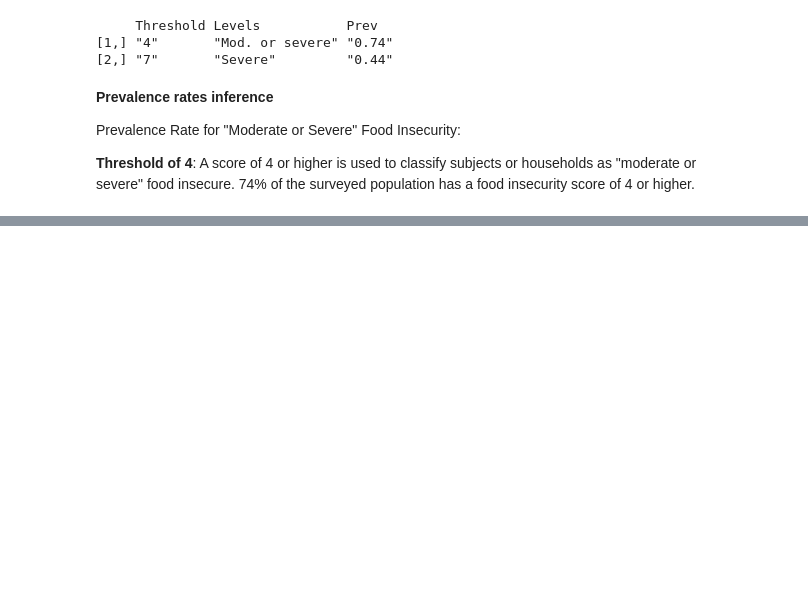
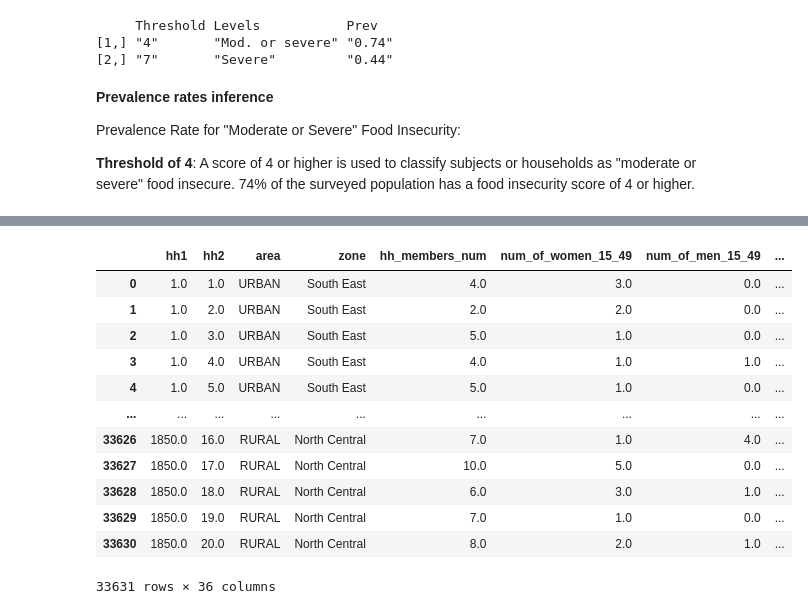
Before and after one commit to decorouz/Food_Insecurity_Indicators_Analysis, a Jupyter notebook: FIES/MISC_NG_6/notebooks/2_rasch_model.ipynb, the cells around one changed output, grey strips where cells are left out. Cells and saved outputs as stored; diff of their text form; code cells hidden in the pictures; blank space fills up the shorter version.

Commit message:
update Rasch model and EDA Add visualization function Add outlier handes to eda untils

```diff
--- a/FIES/MISC_NG_6/notebooks/2_rasch_model.ipynb
+++ b/FIES/MISC_NG_6/notebooks/2_rasch_model.ipynb
@@ -645,0 +794,5 @@ By setting the thresholds in terms of latent trait:
+# %%
+fies_rs_level = pd.read_csv("../processed_data/fies_respondent_level_model_based_variables.csv", index_col=0).reset_index()
+df_formated = pd.read_csv("../processed_data/final_df_household_fies.csv", index_col=0)
+
+fies_rs_level.head()
@@ -645,0 +806,6 @@ By setting the thresholds in terms of latent trait:
+# %%
+# Replace dot in column names with under_score
+# Remove dots at the end of column names
+fies_rs_level.columns = fies_rs_level.columns.str.rstrip('.').str.lower()
+fies_rs_level = fies_rs_level.rename(columns=lambda col: col.replace(".", "_"))
+fies_rs_level.head()
@@ -645,0 +819,19 @@ By setting the thresholds in terms of latent trait:
+# %%
+# Merge selected fies_rs_level from `rfi_levels` columns to data dataframe `df`
+prob_modsev_sev = fies_rs_level[["prob_mod_sev","prob_sev"]]
+df_merged = pd.concat([df_formated, prob_modsev_sev], axis=1)
+df_merged
+# %% [output]
+|  | hh1 | hh2 | area | zone | hh_members_num | num_of_women_15_49 | num_of_men_15_49 | ... |
+| 0 | 1.0 | 1.0 | URBAN | South East | 4.0 | 3.0 | 0.0 | ... |
+| 1 | 1.0 | 2.0 | URBAN | South East | 2.0 | 2.0 | 0.0 | ... |
+| 2 | 1.0 | 3.0 | URBAN | South East | 5.0 | 1.0 | 0.0 | ... |
+| 3 | 1.0 | 4.0 | URBAN | South East | 4.0 | 1.0 | 1.0 | ... |
+| 4 | 1.0 | 5.0 | URBAN | South East | 5.0 | 1.0 | 0.0 | ... |
+| ... | ... | ... | ... | ... | ... | ... | ... | ... |
+| 33626 | 1850.0 | 16.0 | RURAL | North Central | 7.0 | 1.0 | 4.0 | ... |
+| 33627 | 1850.0 | 17.0 | RURAL | North Central | 10.0 | 5.0 | 0.0 | ... |
+| 33628 | 1850.0 | 18.0 | RURAL | North Central | 6.0 | 3.0 | 1.0 | ... |
+| 33629 | 1850.0 | 19.0 | RURAL | North Central | 7.0 | 1.0 | 0.0 | ... |
+| 33630 | 1850.0 | 20.0 | RURAL | North Central | 8.0 | 2.0 | 1.0 | ... |
+33631 rows × 36 columns
```
Also changed, not shown: parts of 20 cells of this notebook, 3 other files.
